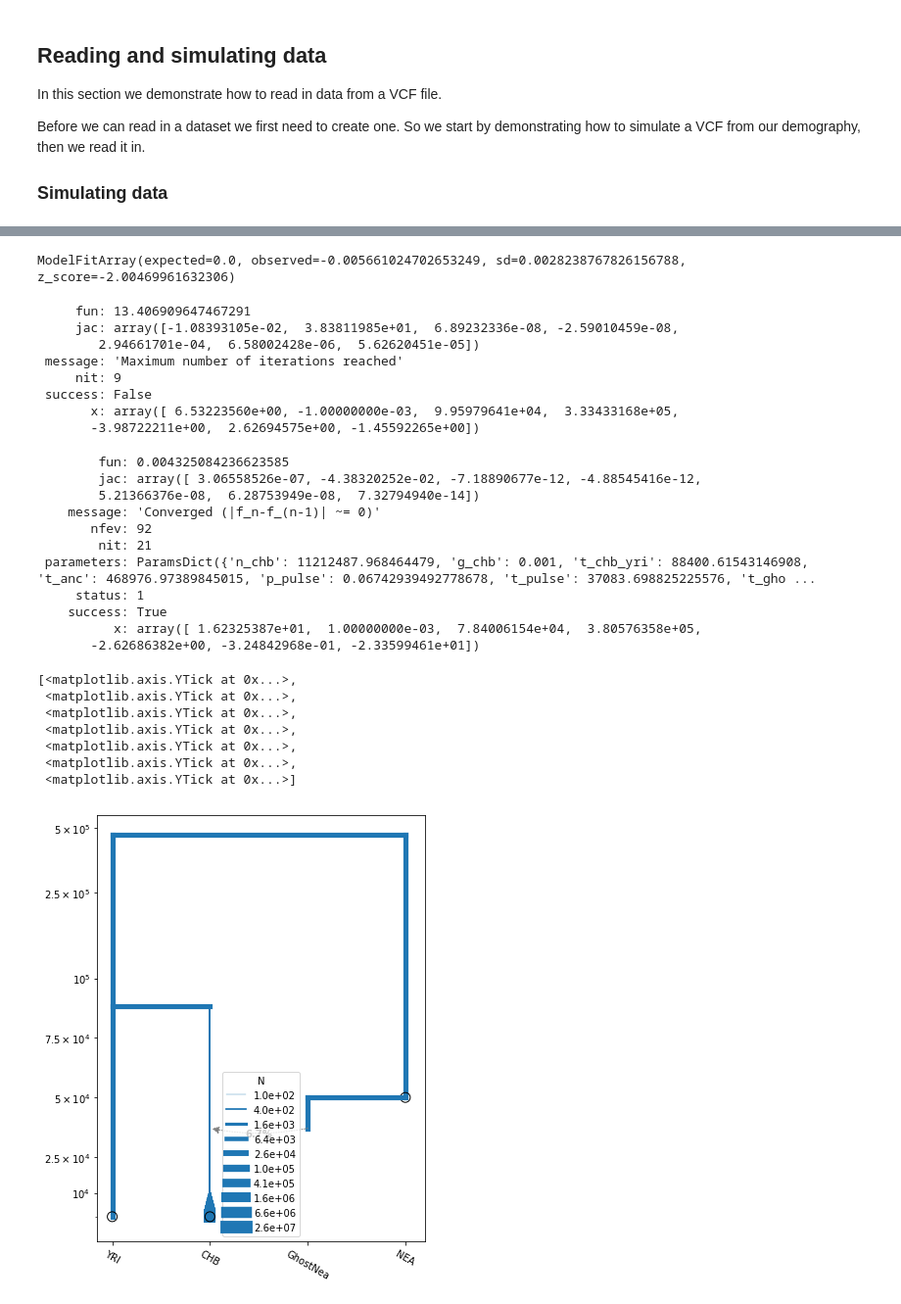
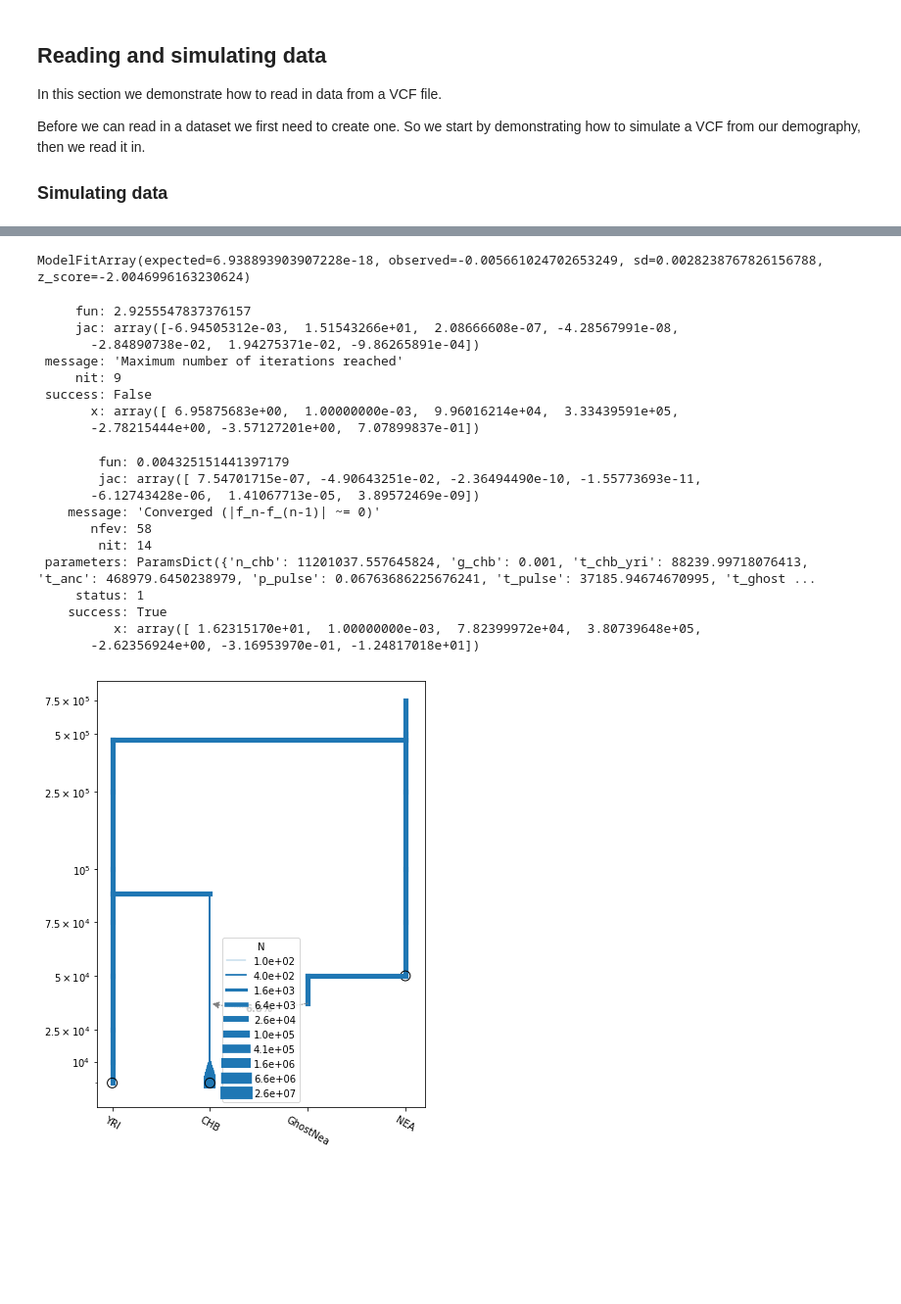
Before and after one commit to popgenmethods/momi2, a Jupyter notebook: examples/tutorial.ipynb, the cells around one changed output, grey strips where cells are left out. Shown at 98% size. Saved outputs shown, nothing was run; the diff lists cells and outputs as text; code cells hidden in the pictures; blank space fills up the shorter version.

```diff
--- a/examples/tutorial.ipynb
+++ b/examples/tutorial.ipynb
@@ -159,7 +159,7 @@ assert data == data2
 ## INFERENCE
 
 ## create a new model
-model2 = momi.demographic_model(default_N=1.2e4, gen_time=29)
+model2 = momi.DemographicModel(N_e=1.2e4, gen_time=29)
 
 ## set the data
 model2.set_data(data,
@@ -221,7 +214,7 @@ model2.add_leaf("NEA", t=5e4)
 
 #model2.add_time_param("t_anc", 5e5,
 #                      lower_constraints=["t_chb_yri"])
-model2.add_time_param("t_anc", lower_constraints=["t_chb_yri"])
+model2.add_time_param("t_anc", lower=5e4, lower_constraints=["t_chb_yri"])
 
 model2.move_lineages("YRI", "NEA", t="t_anc")
 # %%
@@ -261,7 +245,7 @@ print(fstats.f4("YRI", "CHB", "NEA", None))
 # e.g. f2, f3, distance between every pair of populations
 # (TODO: easily plot residuals of all pairwise distances)
 # %% [output]
-ModelFitArray(expected=0.0, observed=-0.005661024702653249, sd=0.0028238767826156788, z_score=-2.00469961632306)
+ModelFitArray(expected=6.938893903907228e-18, observed=-0.005661024702653249, sd=0.0028238767826156788, z_score=-2.0046996163230624)
 # %%
 ## create a new model with added NEA->CHB pulse
 
@@ -281,43 +265,34 @@ add_pulse_model.move_lineages("GhostNea", "NEA", t="t_ghost")
 # stochastic gradient descent (ADAM+SVRG)
 add_pulse_model.stochastic_optimize(snps_per_minibatch=1000, num_iters=10, svrg_epoch=3)
 # %% [output]
-     fun: 13.406909647467291
-     jac: array([-1.08393105e-02,  3.83811985e+01,  6.89232336e-08, -2.59010459e-08,
-        2.94661701e-04,  6.58002428e-06,  5.62620451e-05])
+     fun: 2.9255547837376157
+     jac: array([-6.94505312e-03,  1.51543266e+01,  2.08666608e-07, -4.28567991e-08,
+       -2.84890738e-02,  1.94275371e-02, -9.86265891e-04])
  message: 'Maximum number of iterations reached'
      nit: 9
  success: False
-       x: array([ 6.53223560e+00, -1.00000000e-03,  9.95979641e+04,  3.33433168e+05,
-       -3.98722211e+00,  2.62694575e+00, -1.45592265e+00])
+       x: array([ 6.95875683e+00,  1.00000000e-03,  9.96016214e+04,  3.33439591e+05,
+       -2.78215444e+00, -3.57127201e+00,  7.07899837e-01])
 # %%
 # full gradient descent
 add_pulse_model.optimize(method="TNC")
 # %% [output]
-        fun: 0.004325084236623585
-        jac: array([ 3.06558526e-07, -4.38320252e-02, -7.18890677e-12, -4.88545416e-12,
-        5.21366376e-08,  6.28753949e-08,  7.32794940e-14])
+        fun: 0.004325151441397179
+        jac: array([ 7.54701715e-07, -4.90643251e-02, -2.36494490e-10, -1.55773693e-11,
+       -6.12743428e-06,  1.41067713e-05,  3.89572469e-09])
     message: 'Converged (|f_n-f_(n-1)| ~= 0)'
-       nfev: 92
-        nit: 21
- parameters: ParamsDict({'n_chb': 11212487.968464479, 'g_chb': 0.001, 't_chb_yri': 88400.61543146908, 't_anc': 468976.97389845015, 'p_pulse': 0.06742939492778678, 't_pulse': 37083.698825225576, 't_gho ...
+       nfev: 58
+        nit: 14
+ parameters: ParamsDict({'n_chb': 11201037.557645824, 'g_chb': 0.001, 't_chb_yri': 88239.99718076413, 't_anc': 468979.6450238979, 'p_pulse': 0.06763686225676241, 't_pulse': 37185.94674670995, 't_ghost ...
      status: 1
     success: True
-          x: array([ 1.62325387e+01,  1.00000000e-03,  7.84006154e+04,  3.80576358e+05,
-       -2.62686382e+00, -3.24842968e-01, -2.33599461e+01])
+          x: array([ 1.62315170e+01,  1.00000000e-03,  7.82399972e+04,  3.80739648e+05,
+       -2.62356924e+00, -3.16953970e-01, -1.24817018e+01])
 # %%
 # plot the model
-plt.figure(figsize=(6,8))
-add_pulse_model.draw(["YRI", "CHB", "GhostNea", "NEA"], linthreshy=1e5)
-plt.gca().set_yticks([1e4, 2.5e4, 5e4, 7.5e4, 1e5, 2.5e5, 5e5])
+add_pulse_model.draw(["YRI", "CHB", "GhostNea", "NEA"], linthreshy=1e5, figsize=(6,8), yticks=[1e4, 2.5e4, 5e4, 7.5e4, 1e5, 2.5e5, 5e5, 7.5e5])
 # %% [output]
-[<matplotlib.axis.YTick at 0x...>,
- <matplotlib.axis.YTick at 0x...>,
- <matplotlib.axis.YTick at 0x...>,
- <matplotlib.axis.YTick at 0x...>,
- <matplotlib.axis.YTick at 0x...>,
- <matplotlib.axis.YTick at 0x...>,
- <matplotlib.axis.YTick at 0x...>]
-[figure, old version]
+[figure, new version]
 # %%
 %pdb
 # %% [output]
```
Also changed, not shown: parts of 11 cells of this notebook, 2 other files.
